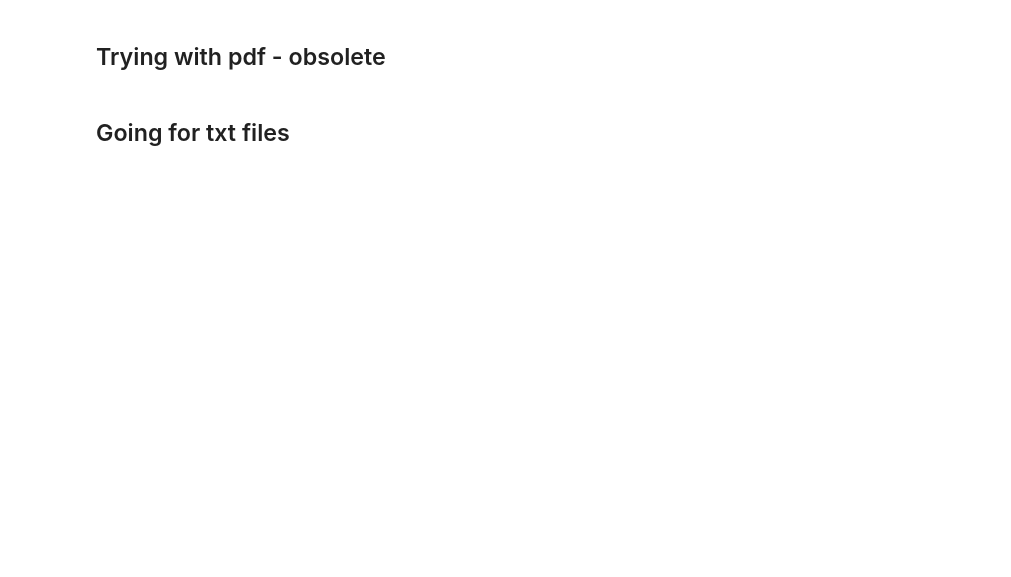
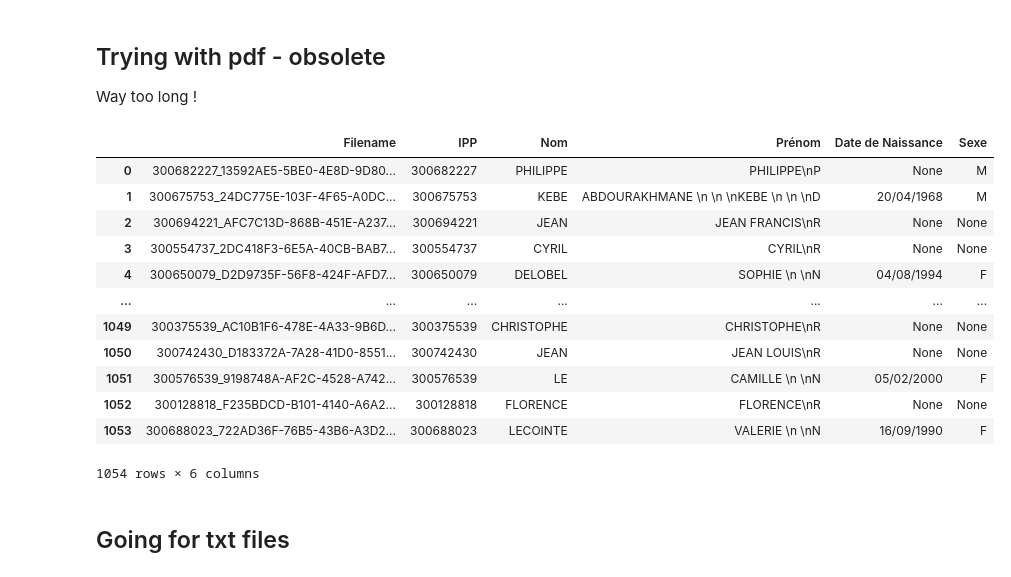
Before and after one commit to drci-foch/BTB_extraction, a Jupyter notebook: notebook.ipynb, the cells around one changed output. Drawn from its saved outputs; the diff is of its cells as text; code cells hidden in the pictures; blank space fills up the shorter version.

```diff
--- a/notebook.ipynb
+++ b/notebook.ipynb
@@ -9,5 +17,6 @@ warnings.filterwarnings('ignore')
 # %% [markdown]
 ## Trying with pdf - obsolete
+Way too long !
 # %%
 def extract_text_from_pdf(pdf_path):
     doc = fitz.open(pdf_path)
@@ -67,6 +76,22 @@ def process_pdf_files_in_directory(directory_path):
 # %%
 directory_path = "./data/data_extractMoustapha_2020:2021"
 df = process_pdf_files_in_directory(directory_path)
+# %%
+df
+# %% [output]
+|  | Filename | IPP | Nom | Prénom | Date de Naissance | Sexe |
+| 0 | 300682227_13592AE5-5BE0-4E8D-9D80... | 300682227 | PHILIPPE | PHILIPPE\nP | None | M |
+| 1 | 300675753_24DC775E-103F-4F65-A0DC... | 300675753 | KEBE | ABDOURAKHMANE \n \n \nKEBE \n \n \nD | 20/04/1968 | M |
+| 2 | 300694221_AFC7C13D-868B-451E-A237... | 300694221 | JEAN | JEAN FRANCIS\nR | None | None |
+| 3 | 300554737_2DC418F3-6E5A-40CB-BAB7... | 300554737 | CYRIL | CYRIL\nR | None | None |
+| 4 | 300650079_D2D9735F-56F8-424F-AFD7... | 300650079 | DELOBEL | SOPHIE \n \nN | 04/08/1994 | F |
+| ... | ... | ... | ... | ... | ... | ... |
+| 1049 | 300375539_AC10B1F6-478E-4A33-9B6D... | 300375539 | CHRISTOPHE | CHRISTOPHE\nR | None | None |
+| 1050 | 300742430_D183372A-7A28-41D0-8551... | 300742430 | JEAN | JEAN LOUIS\nR | None | None |
+| 1051 | 300576539_9198748A-AF2C-4528-A742... | 300576539 | LE | CAMILLE \n \nN | 05/02/2000 | F |
+| 1052 | 300128818_F235BDCD-B101-4140-A6A2... | 300128818 | FLORENCE | FLORENCE\nR | None | None |
+| 1053 | 300688023_722AD36F-76B5-43B6-A3D2... | 300688023 | LECOINTE | VALERIE \n \nN | 16/09/1990 | F |
+1054 rows × 6 columns
 # %% [markdown]
 ## Going for txt files
 # %%
```
Also changed, not shown: parts of 5 cells of this notebook, 4 other files.
